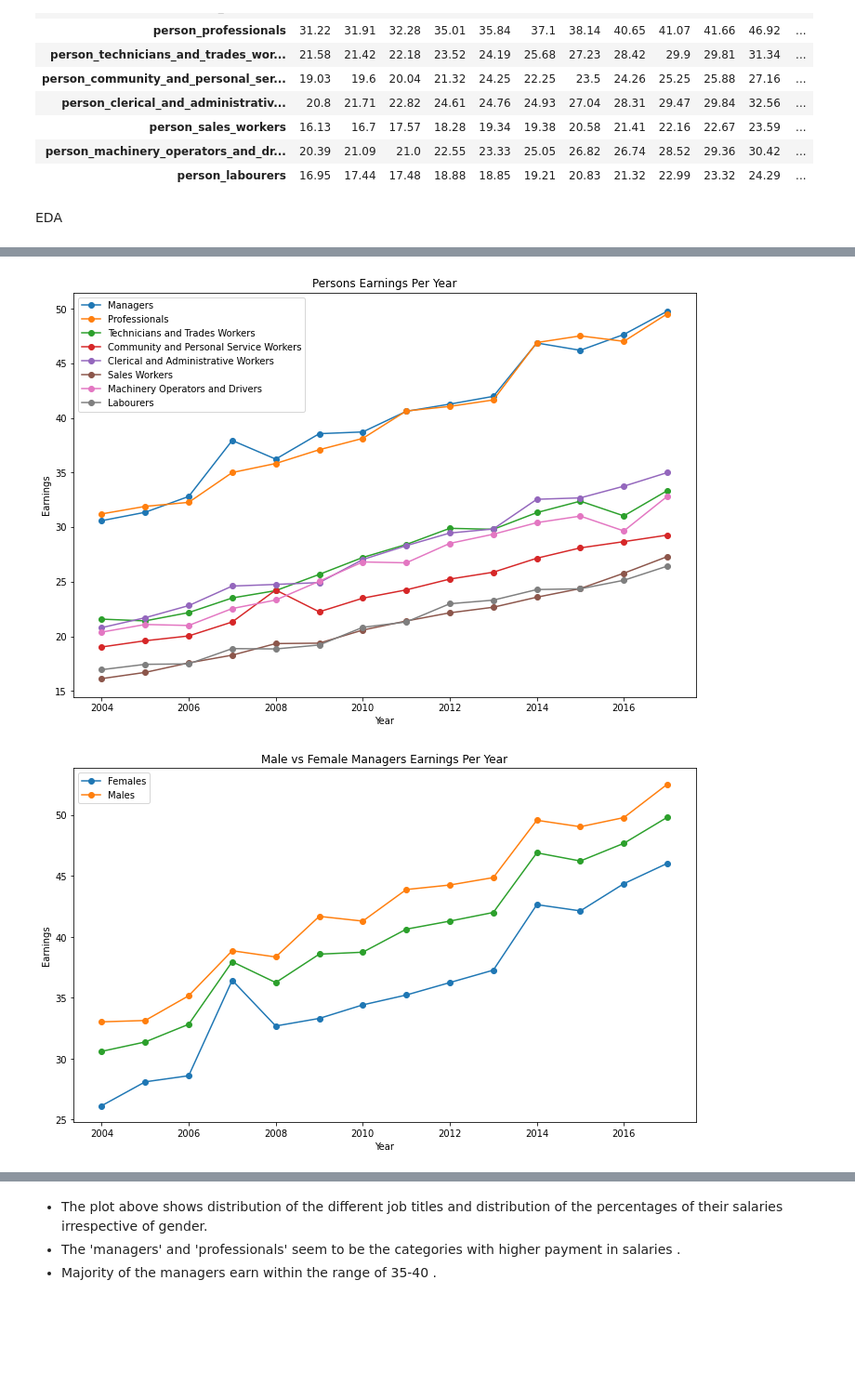
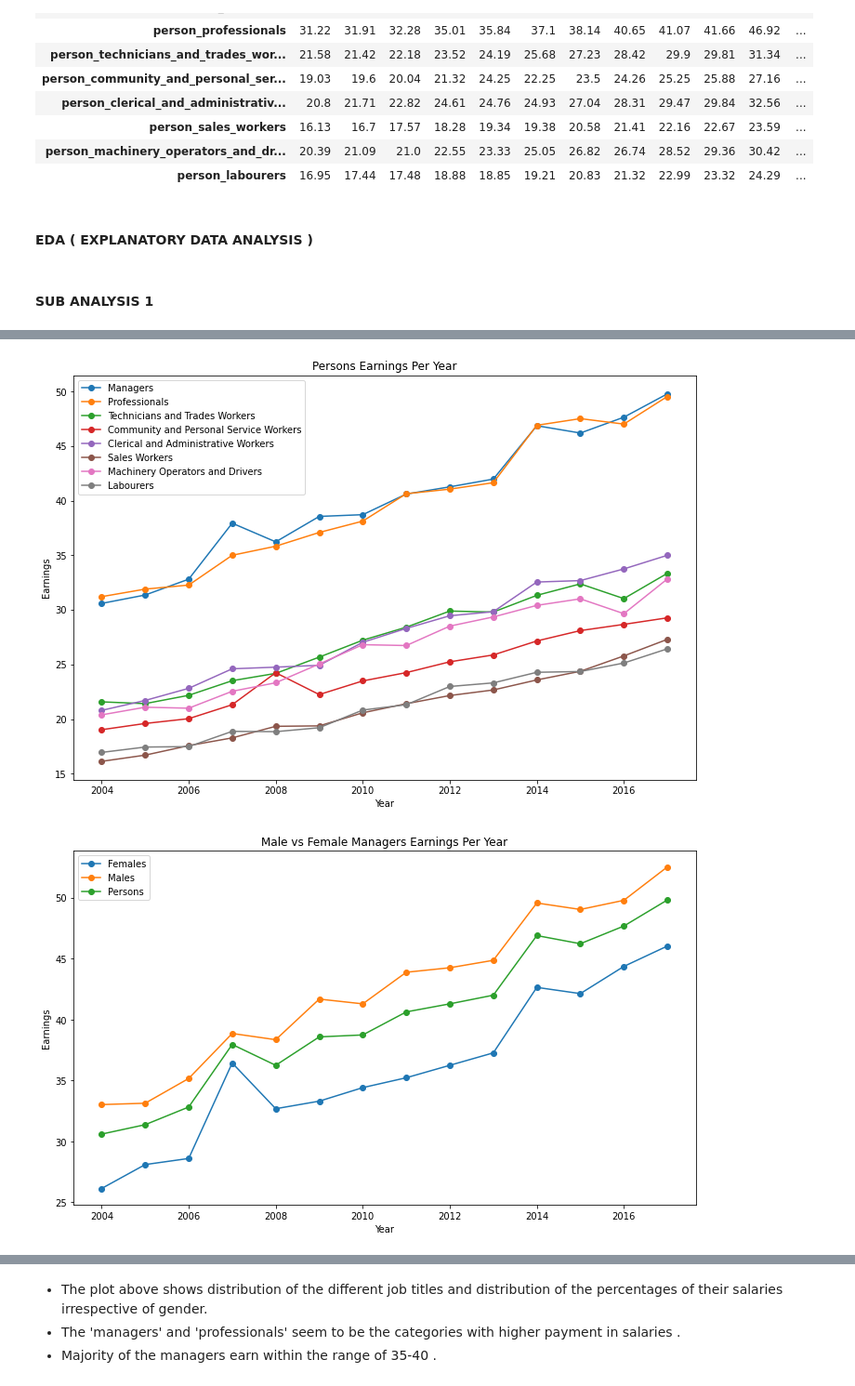
Before and after one commit to Carol-Kelly/Hamoye-Data-Warehouse-ProjectTeam, a Jupyter notebook: filteredEDA.ipynb, the cells around one changed output, grey strips where cells are left out. Shown at 93% size. Cells and saved outputs as stored; diff of their text form; code cells hidden in the pictures; blank space fills up the shorter version.

```diff
--- a/filteredEDA.ipynb
+++ b/filteredEDA.ipynb
@@ -261,5 +261,3 @@ df_persons
 | person_sales_workers | 16.13 | 16.7 | 17.57 | 18.28 | 19.34 | 19.38 | 20.58 | 21.41 | 22.16 | 22.67 | 23.59 | ... |
 | person_machinery_operators_and_dr... | 20.39 | 21.09 | 21.0 | 22.55 | 23.33 | 25.05 | 26.82 | 26.74 | 28.52 | 29.36 | 30.42 | ... |
 | person_labourers | 16.95 | 17.44 | 17.48 | 18.88 | 18.85 | 19.21 | 20.83 | 21.32 | 22.99 | 23.32 | 24.29 | ... |
-# %% [markdown]
-EDA
@@ -273,4 +264,11 @@ import seaborn as sns
+# %% [markdown]
+#### EDA ( EXPLANATORY DATA ANALYSIS )
+# %% [markdown]
+#### SUB ANALYSIS 1
 # %%
+import matplotlib.pyplot as plt
+import seaborn as sns
+
 plt.figure(figsize=(12,8))
 plt.xlabel('Year')
 plt.ylabel('Earnings')
@@ -363,7 +361,7 @@ y3=df_persons.iloc[0]
 plt.plot(x,y1, marker='o')
 plt.plot(x,y2, marker='o')
 plt.plot(x,y3, marker = 'o')
-plt.legend(['Females', 'Males'])
+plt.legend(['Females', 'Males', 'Persons'])
 # plt.savefig('Males vs Females Managers')
 plt.show()
 
@@ -379,7 +377,7 @@ y3=df_persons.iloc[1]
 plt.plot(x,y1, marker='o')
 plt.plot(x,y2, marker='o')
 plt.plot(x,y3, marker = 'o')
-plt.legend(['Females', 'Males'])
+plt.legend(['Females', 'Males', 'Persons'])
 # plt.savefig('Males vs Females Professionals')
 plt.show()
 
@@ -395,7 +393,7 @@ y3=df_persons.iloc[2]
 plt.plot(x,y1, marker='o')
 plt.plot(x,y2, marker='o')
 plt.plot(x,y3, marker='o')
-plt.legend(['Females', 'Males'])
+plt.legend(['Females', 'Males', 'Persons'])
 # plt.savefig('Males vs Females Technician and Trade Workers')
 plt.show()
 
@@ -411,7 +409,7 @@ y3=df_persons.iloc[3]
 plt.plot(x,y1, marker='o')
 plt.plot(x,y2, marker='o')
 plt.plot(x,y3, marker='o')
-plt.legend(['Females', 'Males'])
+plt.legend(['Females', 'Males', 'Persons'])
 # plt.savefig('Males vs Females Community and Personal Service Wokers')
 plt.show()
 
@@ -427,7 +425,7 @@ y3=df_persons.iloc[4]
 plt.plot(x,y1, marker='o')
 plt.plot(x,y2, marker='o')
 plt.plot(x,y3, marker='o')
-plt.legend(['Females', 'Males'])
+plt.legend(['Females', 'Males', 'Persons'])
 # plt.savefig('Male vs Female Clerical and Administrative Workers')
 plt.show()
 
@@ -443,7 +441,7 @@ y3=df_persons.iloc[5]
 plt.plot(x,y1,marker='o')
 plt.plot(x,y2,marker='o')
 plt.plot(x,y3,marker='o')
-plt.legend(['Females', 'Males'])
+plt.legend(['Females', 'Males', 'Persons'])
 # plt.savefig('Male vs Female Sales Workers')
 plt.show()
 
@@ -453,33 +451,33 @@ plt.xlabel('Year')
 plt.ylabel('Earnings')
 plt.title('Male vs Female Machinery Operators and Drivers Earnings Per Year')
 x=total_df.columns
 y1=df_females.iloc[6]
 y2=df_males.iloc[6]
 y3=df_persons.iloc[6]
 plt.plot(x,y1,marker='o')
 plt.plot(x,y2,marker='o')
 plt.plot(x,y3,marker='o')
-plt.legend(['Females', 'Males'])
+plt.legend(['Females', 'Males', 'Persons'])
 # plt.savefig('Male vs Female Machinery Operators and Drivers')
 plt.show()
 
 
 plt.figure(figsize=(12,7))
 plt.xlabel('Year')
 plt.ylabel('Earnings')
 plt.title('Male vs Female Labourers Earnings Per Year')
 x=total_df.columns
 y1=df_females.iloc[7]
 y2=df_males.iloc[7]
 y3=df_persons.iloc[7]
 plt.plot(x,y1,marker='o')
 plt.plot(x,y2,marker='o')
 plt.plot(x,y3,marker='o')
-plt.legend(['Females', 'Males'])
+plt.legend(['Females', 'Males', 'Persons'])
 # plt.savefig('Male vs Female Labourers')
 plt.show()
 # %% [output]
 [figure]
 [figure]
 [figure]
-[figure, old version]
+[figure, new version]
```
Also changed, not shown: parts of 14 cells of this notebook.
